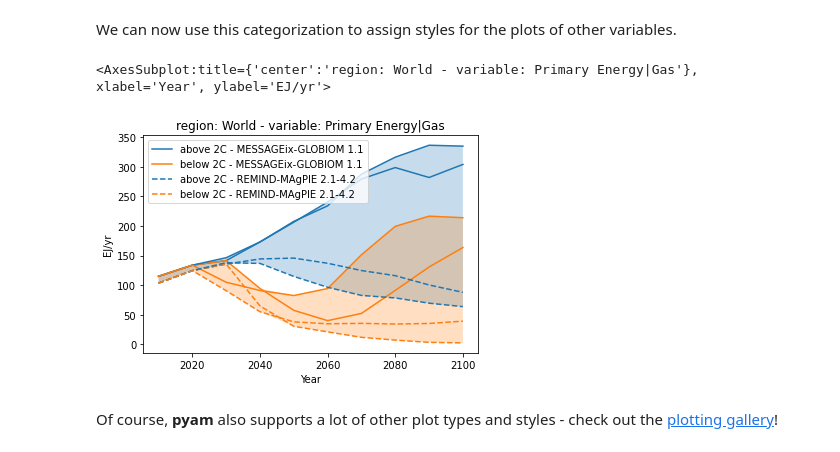
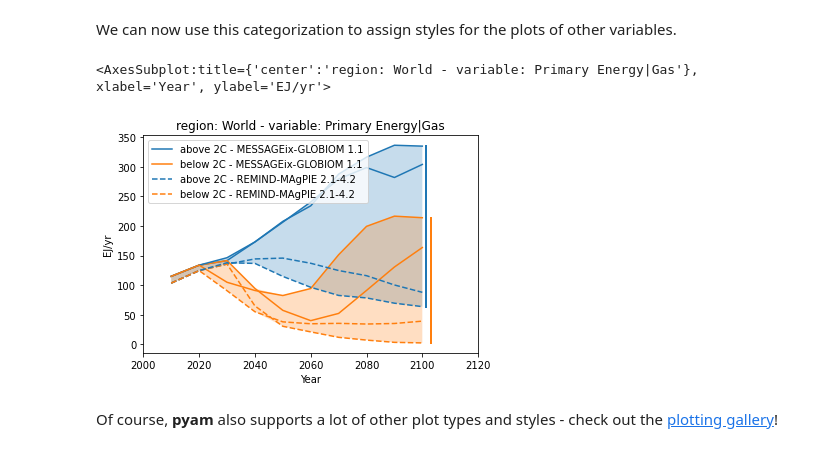
Before and after one commit to danielhuppmann/strommarkttreffen-pyam, a Jupyter notebook: tutorial-notebook.ipynb, the cells around one changed output. Cells and saved outputs as stored; diff of their text form; code cells hidden in the pictures.

Commit message:
Add `final_ranges` feature to a plot

```diff
--- a/tutorial-notebook.ipynb
+++ b/tutorial-notebook.ipynb
@@ -212,11 +212,11 @@ We can now use this categorization to assign styles for the plots of other varia
 # %%
 (
     df.filter(variable="Primary Energy|Gas")
-    .plot(color="warming-category", linestyle="model", fill_between=True)
+    .plot(color="warming-category", linestyle="model", fill_between=True, final_ranges=True)
 )
 # %% [output]
 <AxesSubplot:title={'center':'region: World - variable: Primary Energy|Gas'}, xlabel='Year', ylabel='EJ/yr'>
-[figure, old version]
+[figure, new version]
 # %% [markdown]
 Of course, **pyam** also supports a lot of other plot types and styles -
 check out the [plotting gallery](https://pyam-iamc.readthedocs.io/en/stable/gallery/index.html)!
```
Also changed, not shown: parts of 1 cell of this notebook.
